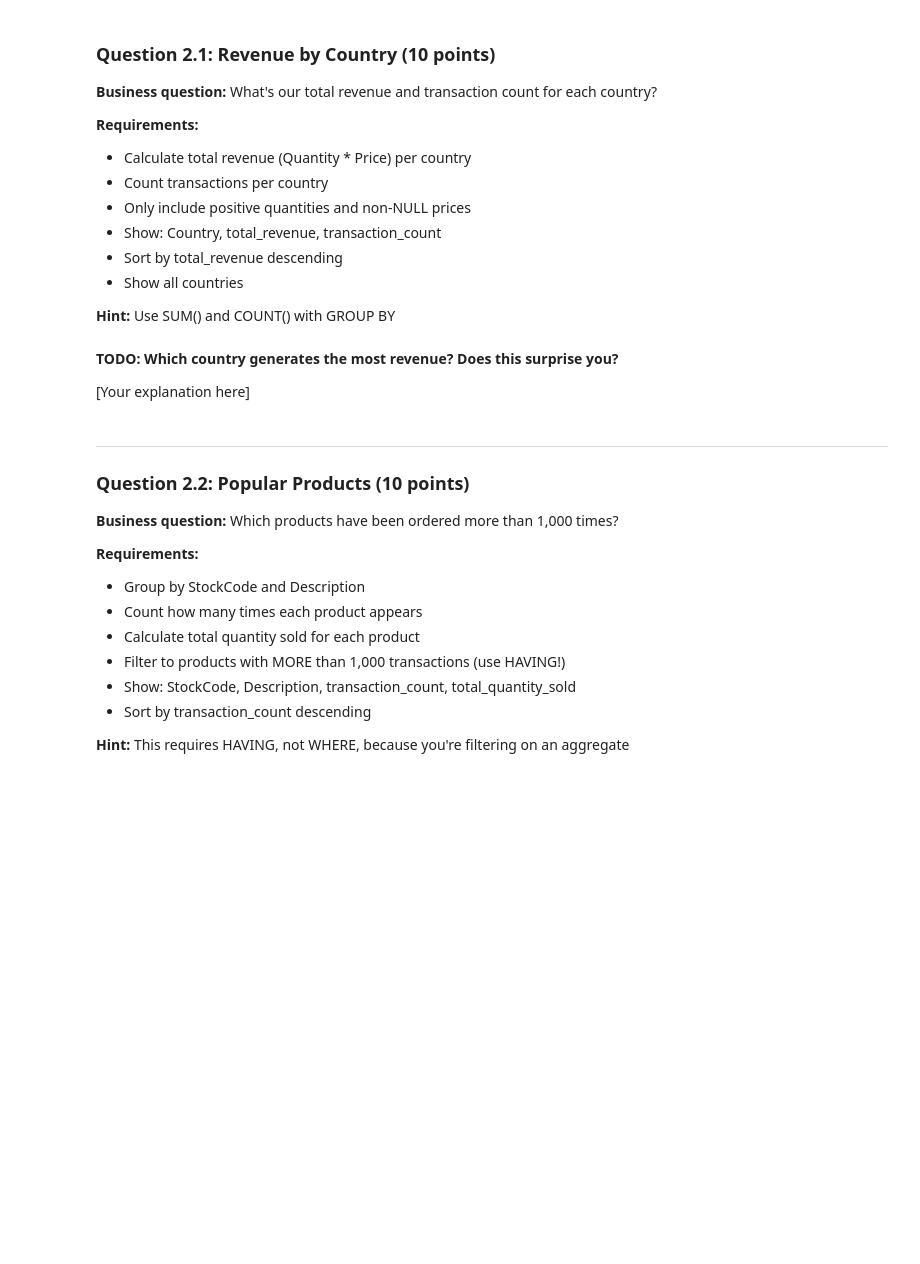
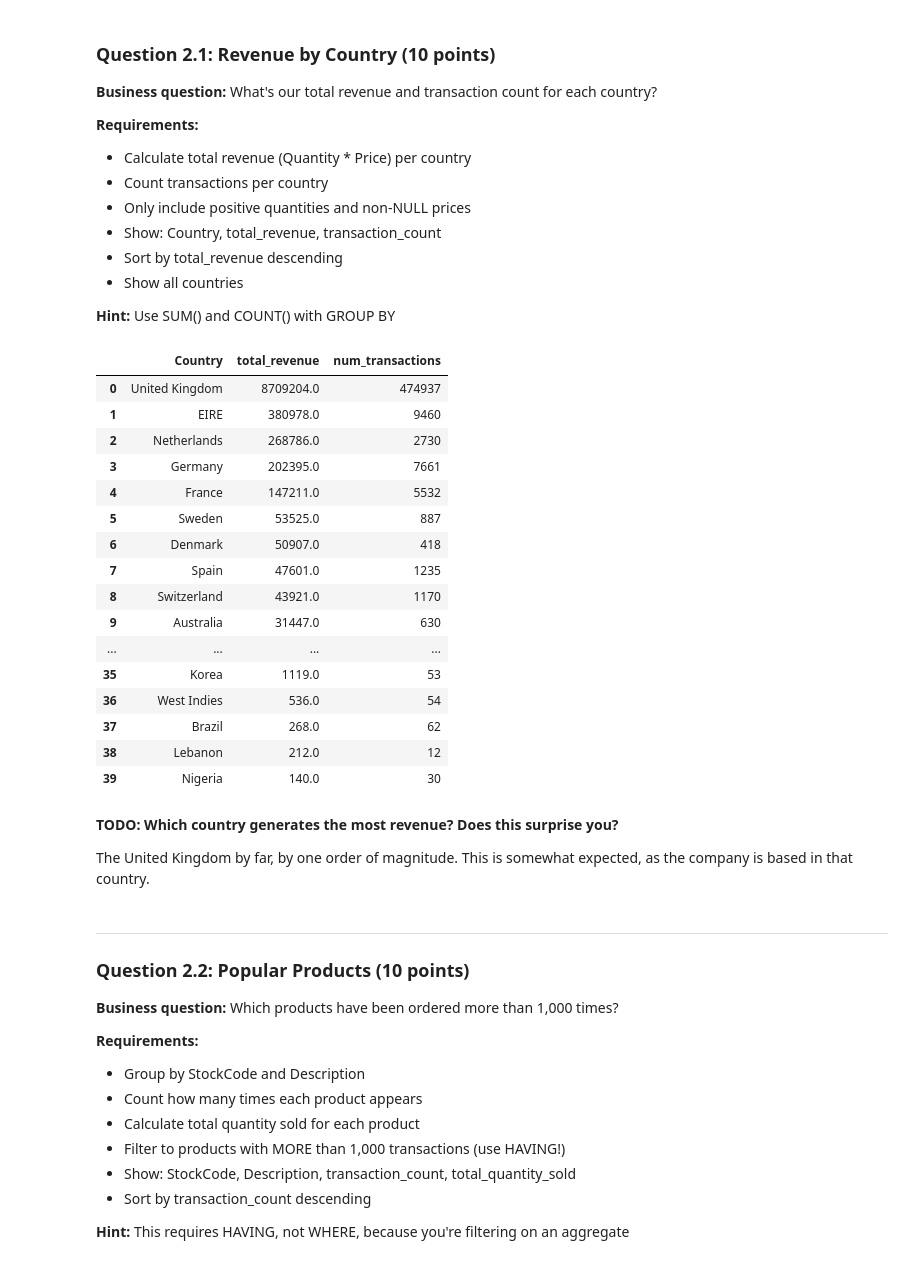
Before and after one commit to balintdecsi/ECBS5294, a Jupyter notebook: assignments/hw1/hw1_balint_decsi.ipynb, the cells around one changed output. Drawn from its saved outputs; the diff is of its cells as text; code cells hidden in the pictures; blank space fills up the shorter version.

```diff
--- a/assignments/hw1/hw1_balint_decsi.ipynb
+++ b/assignments/hw1/hw1_balint_decsi.ipynb
@@ -310,7 +322,39 @@ This section tests: COUNT, SUM, AVG, GROUP BY, HAVING, WHERE vs HAVING
+# %%
+con.execute("""
+    SELECT
+        Country,
+        ROUND(SUM(Quantity * Price)) AS total_revenue,
+        COUNT(*) AS num_transactions
+    FROM retail
+    WHERE TRUE
+        AND NOT STARTS_WITH(Invoice, 'C')  -- for revenue-related questions, I'm filtering this out
+        AND Quantity > 0
+        AND Price IS NOT NULL
+    GROUP BY Country
+    ORDER BY total_revenue DESC
+""").df()
+# %% [output]
+|  | Country | total_revenue | num_transactions |
+| 0 | United Kingdom | 8709204.0 | 474937 |
+| 1 | EIRE | 380978.0 | 9460 |
+| 2 | Netherlands | 268786.0 | 2730 |
+| 3 | Germany | 202395.0 | 7661 |
+| 4 | France | 147211.0 | 5532 |
+| 5 | Sweden | 53525.0 | 887 |
+| 6 | Denmark | 50907.0 | 418 |
+| 7 | Spain | 47601.0 | 1235 |
+| 8 | Switzerland | 43921.0 | 1170 |
+| 9 | Australia | 31447.0 | 630 |
+| ... | ... | ... | ... |
+| 35 | Korea | 1119.0 | 53 |
+| 36 | West Indies | 536.0 | 54 |
+| 37 | Brazil | 268.0 | 62 |
+| 38 | Lebanon | 212.0 | 12 |
+| 39 | Nigeria | 140.0 | 30 |
 # %% [markdown]
 **TODO: Which country generates the most revenue? Does this surprise you?**
 
-[Your explanation here]
+The United Kingdom by far, by one order of magnitude. This is somewhat expected, as the company is based in that country.
 # %% [markdown]
 ---
 
```
Also changed, not shown: parts of 10 cells of this notebook.
